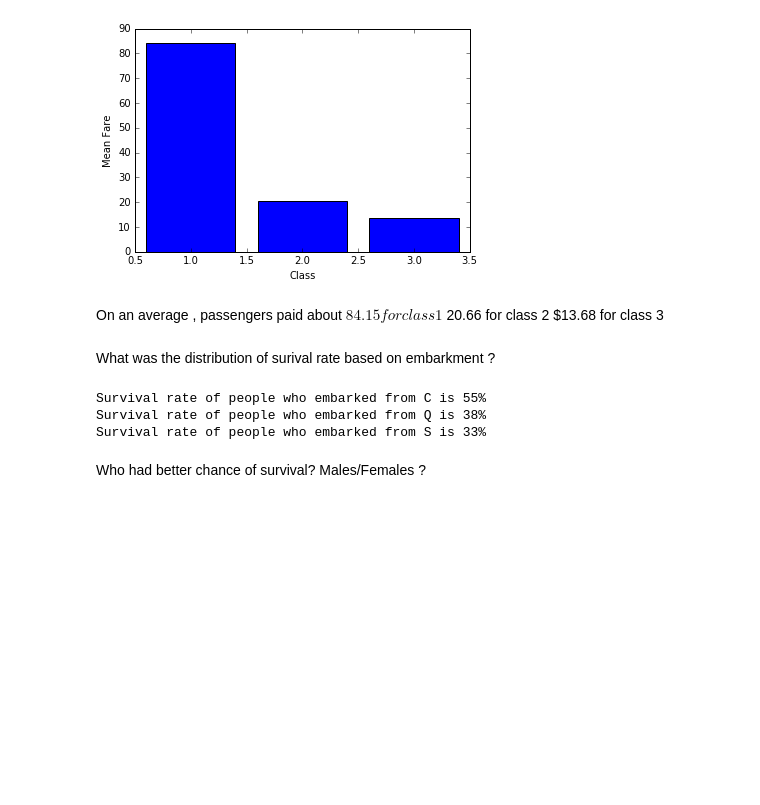
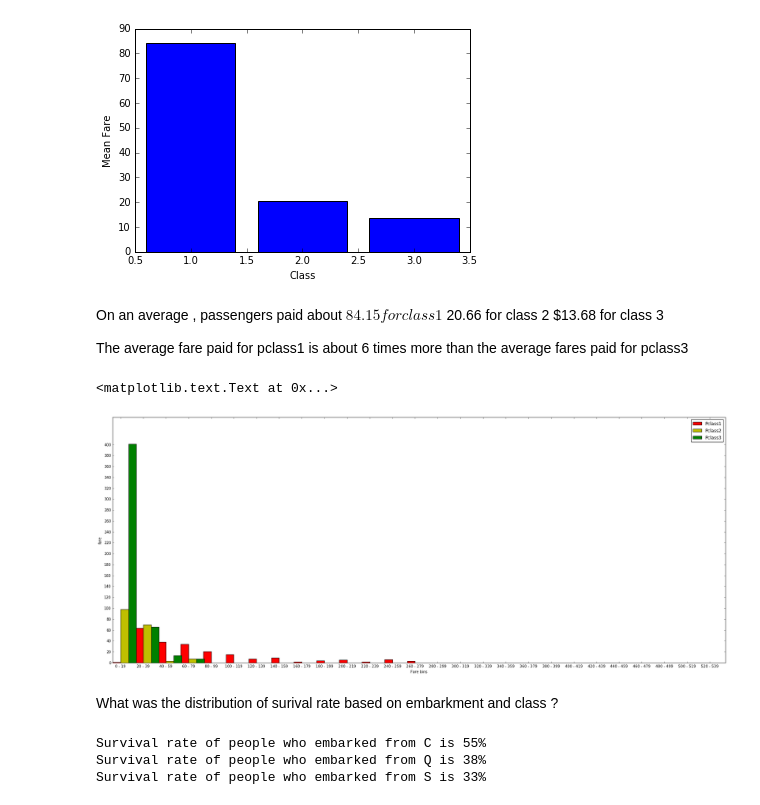
Before and after one commit to indu0207/p2_analysis_titanic_data, a Jupyter notebook: p2_titanic_data_analysis.ipynb, the cells around one changed output. Drawn from its saved outputs; the diff is of its cells as text; code cells hidden in the pictures; blank space fills up the shorter version.

```diff
--- a/p2_titanic_data_analysis.ipynb
+++ b/p2_titanic_data_analysis.ipynb
@@ -8,10 +8,13 @@ Step 1 : Data collection
 Data here is already collected in a csv which would be the input to this project.
 # %%
 import pandas as pd
+import numpy as np
 import matplotlib
 import matplotlib.pyplot as plt
+import math
 
 titanic_data_org = pd.read_csv("/Users/indur/Downloads/titanic_data.csv")
+titanic_data = titanic_data_org.copy(deep=True)
 # %% [markdown]
 Step 2 : Data cleaning
 
@@ -87,6 +121,47 @@ On an average , passengers paid about
 $84.15 for class 1
 $20.66 for class 2
 $13.68 for class 3
+
+The average fare paid for pclass1 is about 6 times more than the average fares paid for pclass3
+# %%
+max_fares = titanic_data_org.groupby(['Pclass'])['Fare'].max()
+
+#distribution of fares for pclass 1
+p1_labels = [ "{0} - {1}".format(i, i + 19) for i in range(0, int(math.ceil(max_fares.loc[1])+20), 20) ]
+titanic_data['fare_group']=pd.cut(titanic_data['Fare'], range(0,int(math.ceil(max_fares.loc[1]))+40, 20), right=True,
+                                  labels=p1_labels)
+
+
+#categorical index is a categorial index
+pclass_fare_count = titanic_data.groupby(['Pclass','fare_group']).size()
+
+
+for index in  p1_labels:
+    if index not in pclass_fare_count.loc[2].index.get_level_values('fare_group').get_values():
+        pclass_fare_count.loc[2,index]=0
+    if index not in pclass_fare_count.loc[1].index.get_level_values('fare_group').get_values():
+        pclass_fare_count.loc[1,index]=0
+    if index not in pclass_fare_count.loc[3].index.get_level_values('fare_group').get_values():
+        pclass_fare_count.loc[3,index]=0
+
+
+fig, ax = plt.subplots(figsize=(30,12))
+ax.set_xticklabels(p1_labels)
+width=0.35
+ax.set_xticks( np.arange(27) + width)
+
+rects1 = ax.bar(np.arange(27), pclass_fare_count.loc[1].values, width, color='r')
+rects2 = ax.bar(np.arange(27) + width,pclass_fare_count.loc[2].values, width, color='y')
+rects3 = ax.bar(np.arange(27) + 2*width,pclass_fare_count.loc[3].values, width, color='g')
+dummy = plt.yticks(np.arange(0, pclass_fare_count.values.max(), 20))
+ax.legend((rects1[0], rects2[0],rects3[0]), ('Pclass1', 'Pclass2', 'Pclass3'))
+plt.xlabel("Fare bins")
+plt.ylabel("fare")
+
+#plt.show()
+# %% [output]
+<matplotlib.text.Text at 0x...>
+[figure, added]
 # %% [markdown]
-What was the distribution of surival rate based on embarkment ?
+What was the distribution of surival rate based on embarkment and class ?
 # %%
@@ -100,5 +172,3 @@ for value in emd_data.index.get_level_values('Embarked').unique():
 Survival rate of people who embarked from C is 55%
 Survival rate of people who embarked from Q is 38%
 Survival rate of people who embarked from S is 33%
-# %% [markdown]
-Who had better chance of survival? Males/Females ?
```
Also changed, not shown: parts of 16 cells of this notebook.
